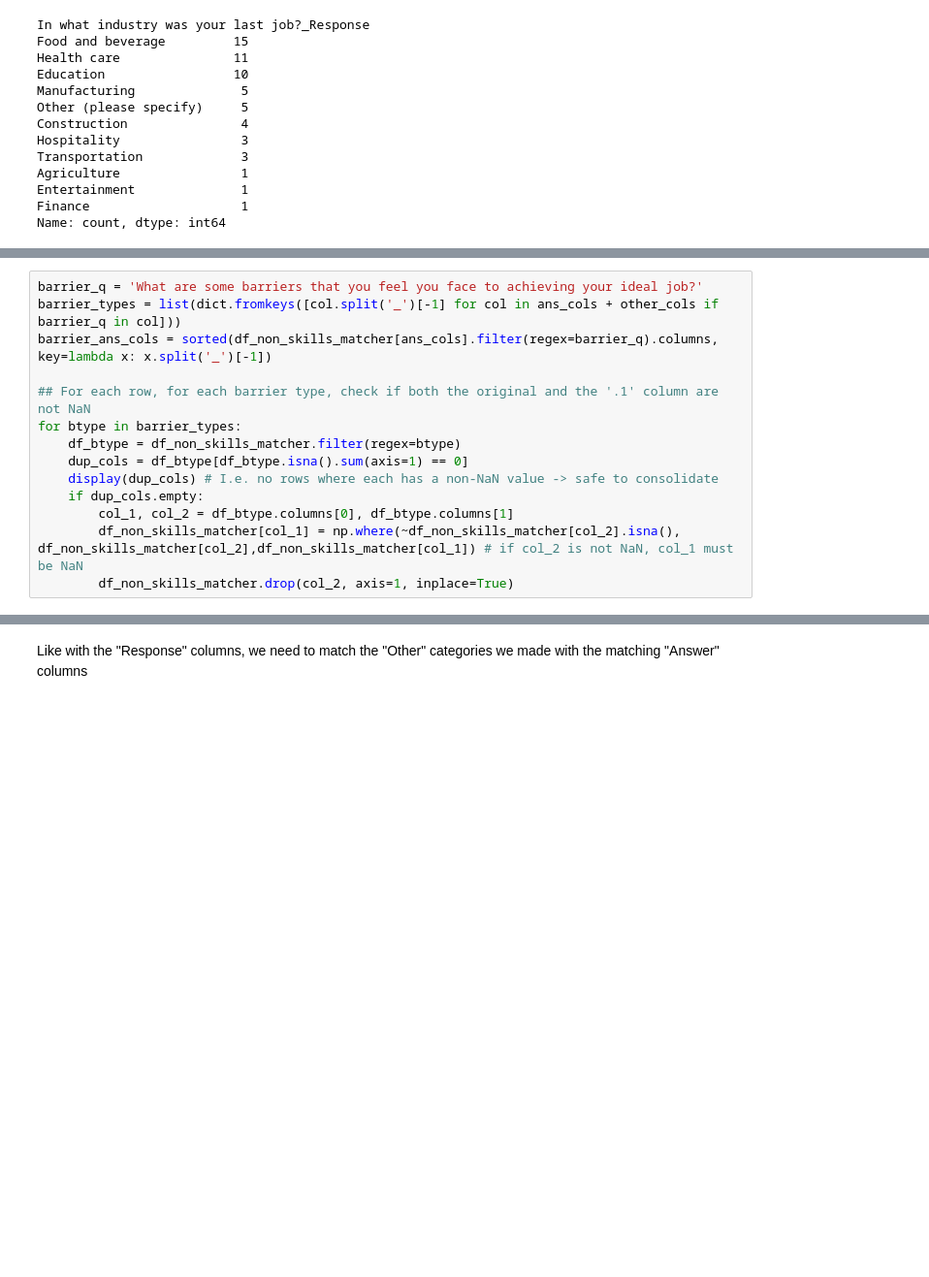
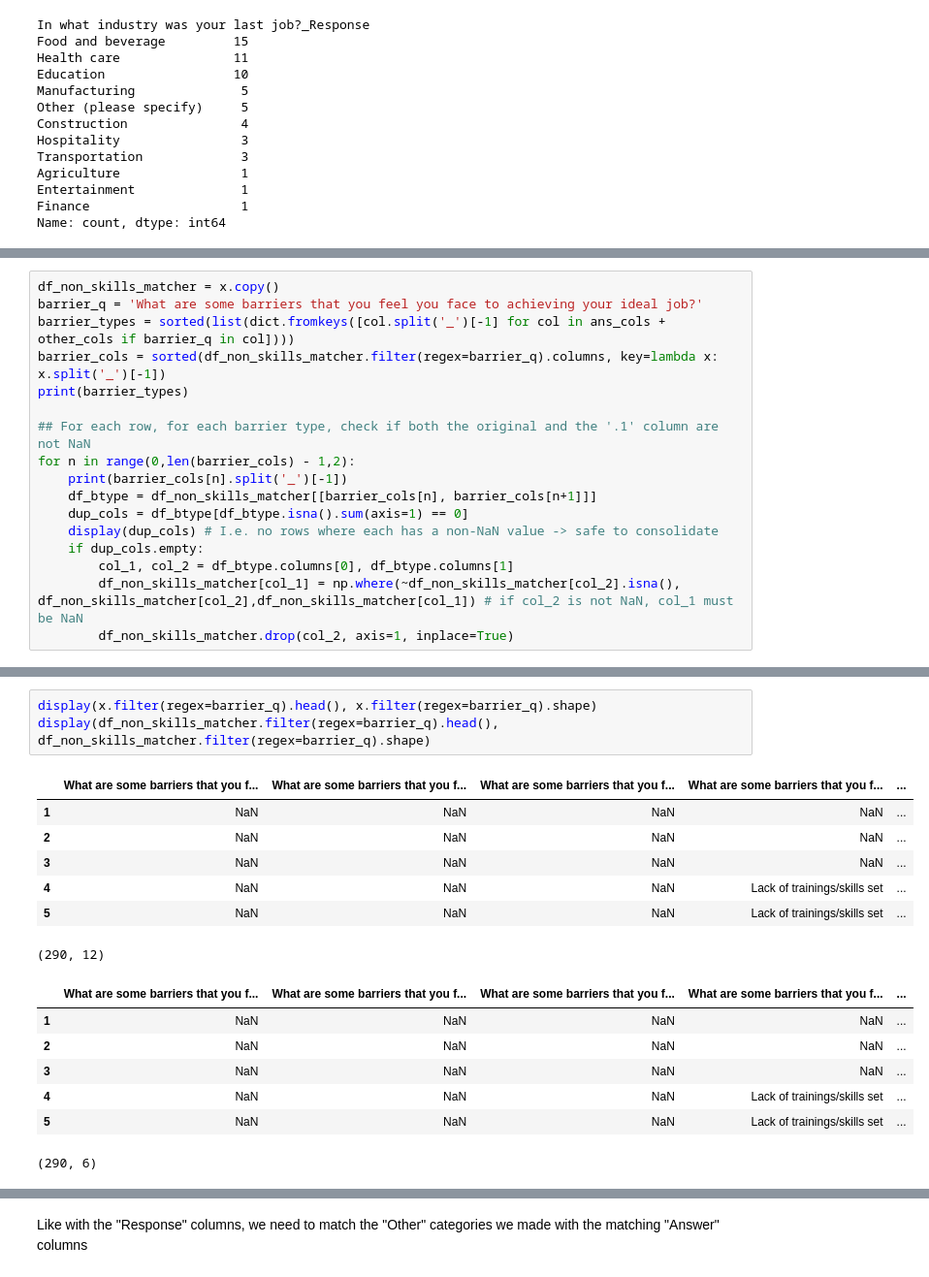
Before and after one commit to apsocarras/career-onestop, a Jupyter notebook: open-ended-analysis.ipynb, the cells around one changed output, grey strips where cells are left out. Shown at 97% size. Drawn from its saved outputs; the diff is of its cells as text; blank space fills up the shorter version.

```diff
--- a/open-ended-analysis.ipynb
+++ b/open-ended-analysis.ipynb
@@ -1050,11 +1029,14 @@ df_non_skills_matcher.filter(regex=barrier_q)
 # %%
+df_non_skills_matcher = x.copy()
 barrier_q = 'What are some barriers that you feel you face to achieving your ideal job?'
-barrier_types = list(dict.fromkeys([col.split('_')[-1] for col in ans_cols + other_cols if barrier_q in col]))
-barrier_ans_cols = sorted(df_non_skills_matcher[ans_cols].filter(regex=barrier_q).columns, key=lambda x: x.split('_')[-1])
+barrier_types = sorted(list(dict.fromkeys([col.split('_')[-1] for col in ans_cols + other_cols if barrier_q in col])))
+barrier_cols = sorted(df_non_skills_matcher.filter(regex=barrier_q).columns, key=lambda x: x.split('_')[-1])
+print(barrier_types)
 
 ## For each row, for each barrier type, check if both the original and the '.1' column are not NaN
-for btype in barrier_types:
-    df_btype = df_non_skills_matcher.filter(regex=btype)
+for n in range(0,len(barrier_cols) - 1,2):
+    print(barrier_cols[n].split('_')[-1])
+    df_btype = df_non_skills_matcher[[barrier_cols[n], barrier_cols[n+1]]]
     dup_cols = df_btype[df_btype.isna().sum(axis=1) == 0]
     display(dup_cols) # I.e. no rows where each has a non-NaN value -> safe to consolidate
     if dup_cols.empty:
@@ -1086 +1060,19 @@ df_non_skills_matcher.filter(regex=barrier_q)
+# %%
+display(x.filter(regex=barrier_q).head(), x.filter(regex=barrier_q).shape)
+display(df_non_skills_matcher.filter(regex=barrier_q).head(), df_non_skills_matcher.filter(regex=barrier_q).shape)
+# %% [output]
+|  | What are some barriers that you f... | What are some barriers that you f... | What are some barriers that you f... | What are some barriers that you f... | ... |
+| 1 | NaN | NaN | NaN | NaN | ... |
+| 2 | NaN | NaN | NaN | NaN | ... |
+| 3 | NaN | NaN | NaN | NaN | ... |
+| 4 | NaN | NaN | NaN | Lack of trainings/skills set | ... |
+| 5 | NaN | NaN | NaN | Lack of trainings/skills set | ... |
+(290, 12)
+|  | What are some barriers that you f... | What are some barriers that you f... | What are some barriers that you f... | What are some barriers that you f... | ... |
+| 1 | NaN | NaN | NaN | NaN | ... |
+| 2 | NaN | NaN | NaN | NaN | ... |
+| 3 | NaN | NaN | NaN | NaN | ... |
+| 4 | NaN | NaN | NaN | Lack of trainings/skills set | ... |
+| 5 | NaN | NaN | NaN | Lack of trainings/skills set | ... |
+(290, 6)
 # %%
```
Also changed, not shown: parts of 14 cells of this notebook.
